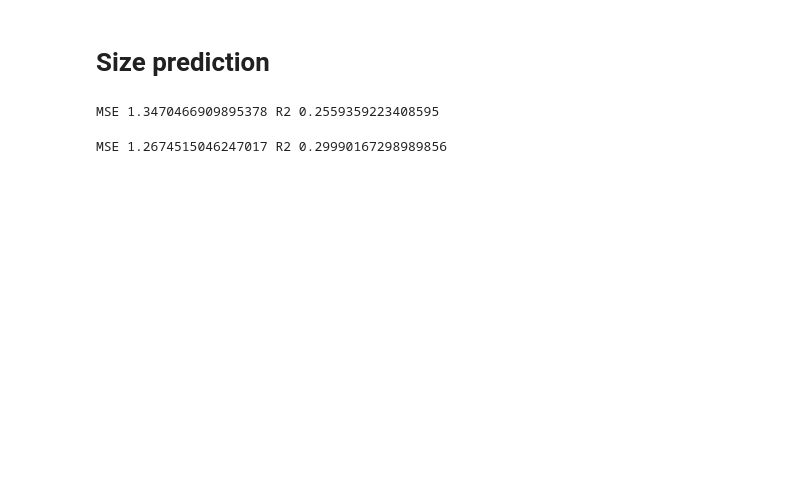
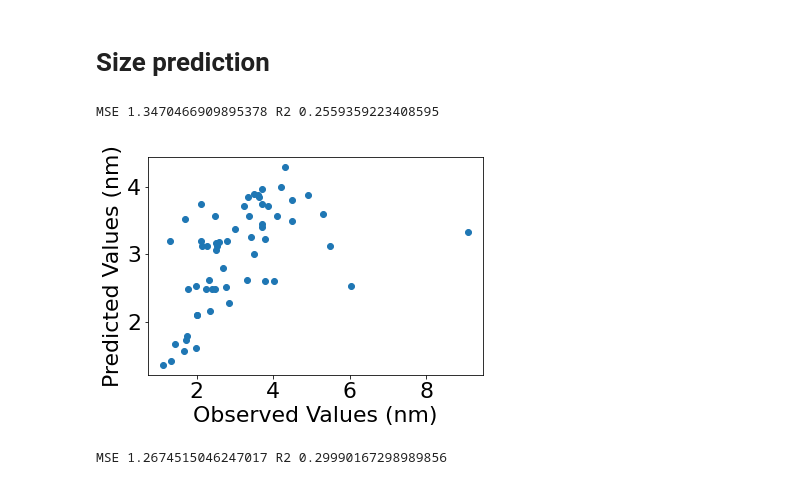
Before and after one commit to akkaneror/Hot_injection, a Jupyter notebook: testing notebooks/Flo SVR(kernel='linear', 'rbf') testing.ipynb, the cells around one changed output. Saved outputs shown, nothing was run; the diff lists cells and outputs as text; code cells hidden in the pictures; blank space fills up the shorter version.

Commit message:
more figures

```diff
--- a/testing notebooks/Flo SVR(kernel='linear', 'rbf') testing.ipynb
+++ b/testing notebooks/Flo SVR(kernel='linear', 'rbf') testing.ipynb
@@ -40,6 +40,15 @@ R2 = r2_score(y_size_test, y_size_predict)
 print("MSE", MSE, "R2", R2)
 # %% [output]
 MSE 1.3470466909895378 R2 0.2559359223408595
+# %%
+plt.figure()
+plt.title("")
+plt.plot(y_size_test, y_size_predict, 'o')
+plt.xlabel('Observed Values (nm)')
+plt.ylabel('Predicted Values (nm)')
+plt.show()
+# %% [output]
+[figure, added]
 # %%
 rbf = SVR(kernel='rbf')
 rbf.fit(X_train,y_size_train)
```
Also changed, not shown: parts of 5 cells of this notebook.
